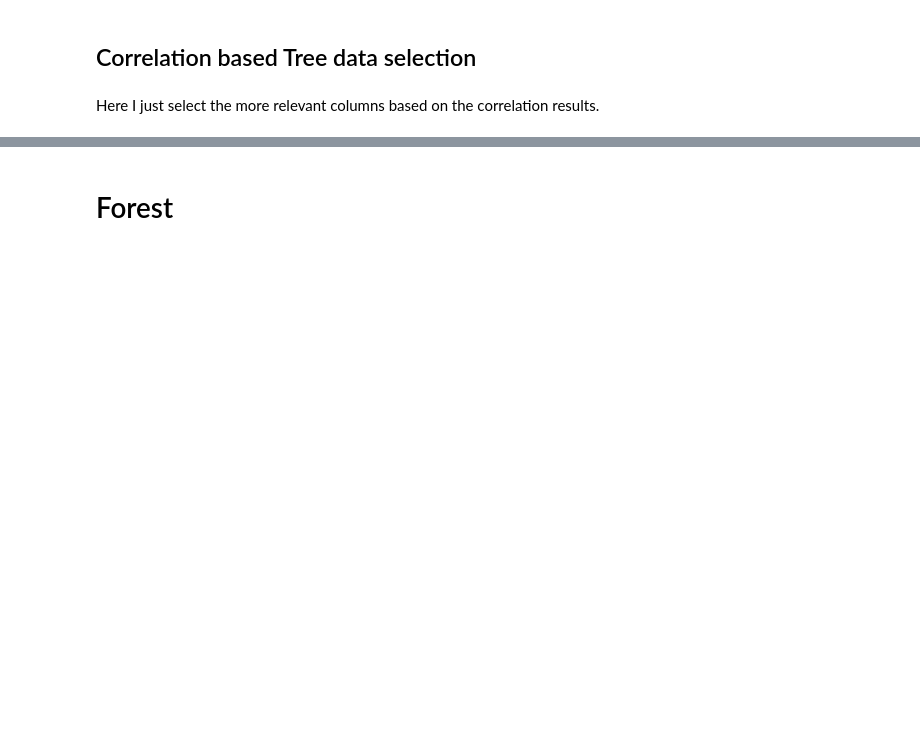
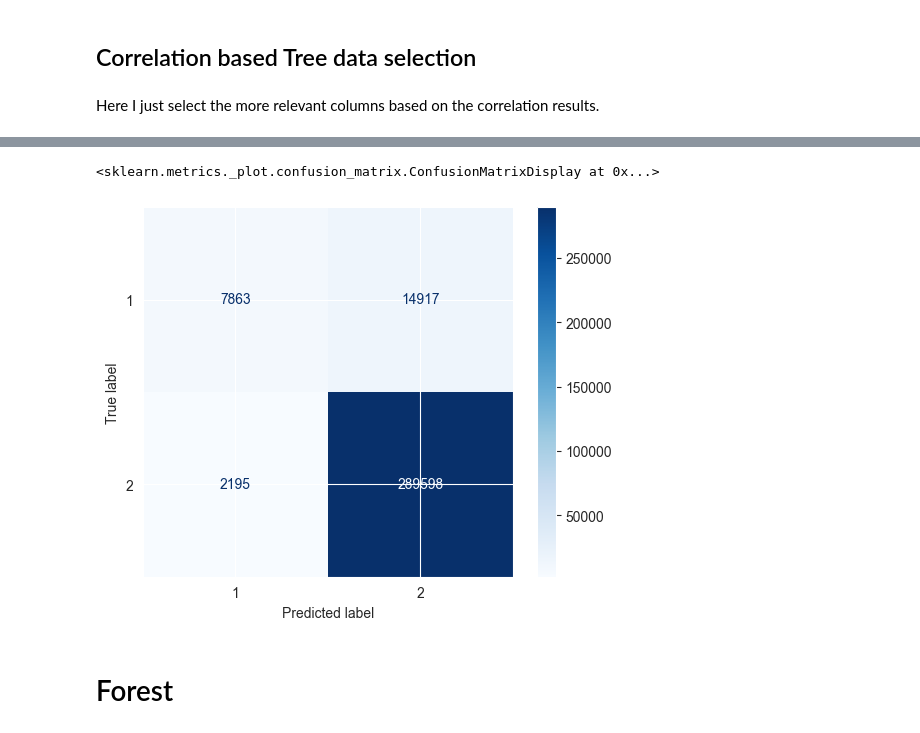
Before and after one commit to Florent-Git/covid-data, a Jupyter notebook: main.ipynb, the cells around one changed output, grey strips where cells are left out. Saved outputs shown, nothing was run; the diff lists cells and outputs as text; code cells hidden in the pictures; blank space fills up the shorter version.

Commit message:
Confusion matrix updated

```diff
--- a/main.ipynb
+++ b/main.ipynb
@@ -363,7 +738,10 @@ tree.plot_tree(dtree, feature_names=X.columns, filled=True)
 # %%
 y_pred = dtree.predict(x_test)
-c_matrix = confusion_matrix(y_test, y_pred)
-util.plot_confusion_matrix_pie(c_matrix)
+c_matrix = confusion_matrix(y_test, y_pred, labels=["1", "2"])
+ConfusionMatrixDisplay.from_predictions(y_test, y_pred, cmap="Blues")
+# %% [output]
+<sklearn.metrics._plot.confusion_matrix.ConfusionMatrixDisplay at 0x...>
+[figure, added]
 # %% [markdown]
 # Forest
 # %%
```
Also changed, not shown: parts of 48 cells of this notebook, 1 other file.
